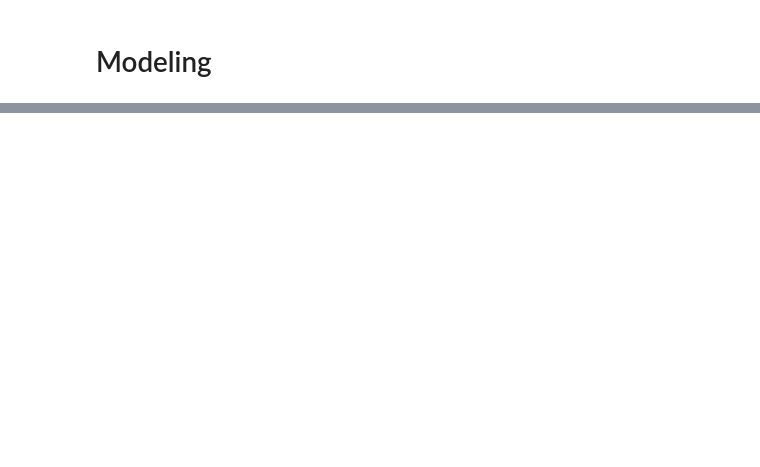
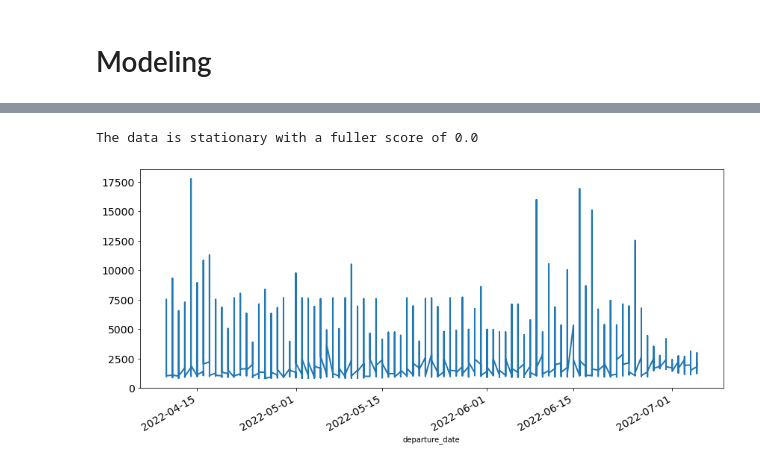
Before and after one commit to cjunhyuk/Kayak_Price_Analysis, a Jupyter notebook: Modeling.ipynb, the cells around one changed output, grey strips where cells are left out. Drawn from its saved outputs; the diff is of its cells as text; code cells hidden in the pictures; blank space fills up the shorter version.

```diff
--- a/Modeling.ipynb
+++ b/Modeling.ipynb
@@ -42,0 +39,6 @@ dtype: int64
+# %%
+time_df.plot(figsize=(14,6), linewidth=2, fontsize=14);
+dicky_fuller_test(time_df)
+# %% [output]
+The data is stationary with a fuller score of 0.0
+[figure, added]
```
Also changed, not shown: parts of 18 cells of this notebook.
